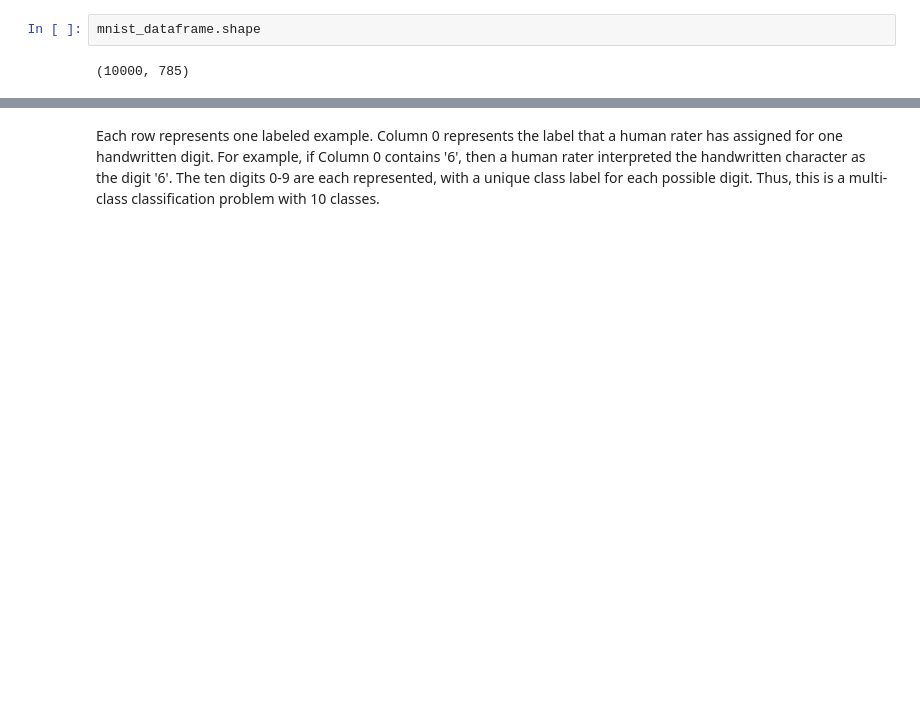
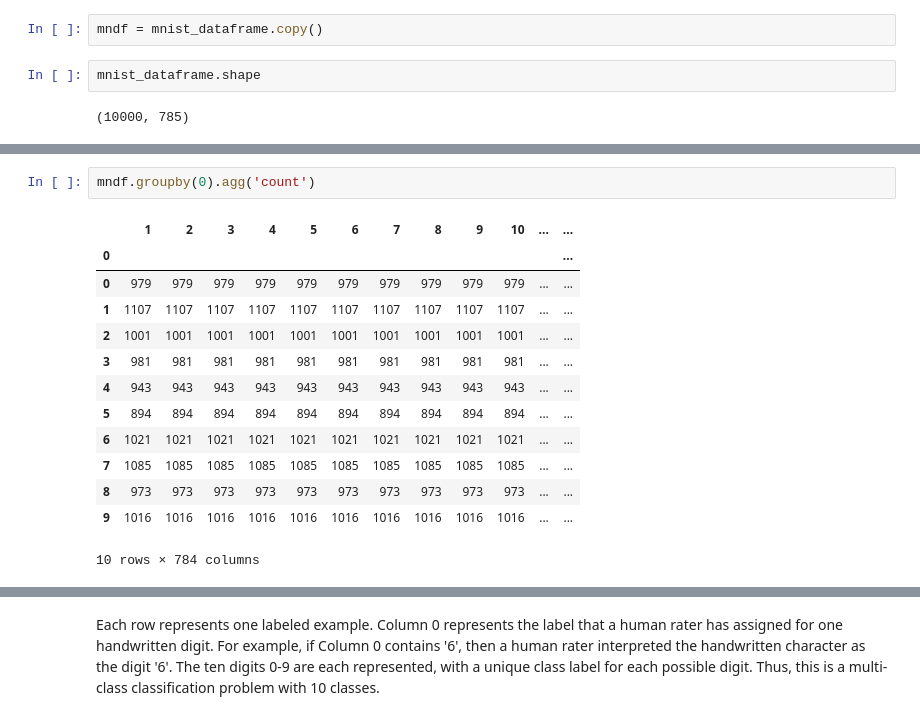
Before and after one commit to tenvol/tsf00, a Jupyter notebook: multi_class_classification_of_handwritten_digits.ipynb, the cells around one changed output, grey strips where cells are left out. Saved outputs shown, nothing was run; the diff lists cells and outputs as text; blank space fills up the shorter version.

```diff
--- a/multi_class_classification_of_handwritten_digits.ipynb
+++ b/multi_class_classification_of_handwritten_digits.ipynb
@@ -71,4 +71,6 @@ mnist_dataframe.head()
 5 rows × 785 columns
+# %%
+mndf = mnist_dataframe.copy()
 # %%
 mnist_dataframe.shape
 # %% [output]
@@ -99,0 +116,16 @@ math.sqrt(784)
+# %%
+mndf.groupby(0).agg('count')
+# %% [output]
+|  | 1 | 2 | 3 | 4 | 5 | 6 | 7 | 8 | 9 | 10 | ... | ... |
+| 0 |  |  |  |  |  |  |  |  |  |  |  | ... |
+| 0 | 979 | 979 | 979 | 979 | 979 | 979 | 979 | 979 | 979 | 979 | ... | ... |
+| 1 | 1107 | 1107 | 1107 | 1107 | 1107 | 1107 | 1107 | 1107 | 1107 | 1107 | ... | ... |
+| 2 | 1001 | 1001 | 1001 | 1001 | 1001 | 1001 | 1001 | 1001 | 1001 | 1001 | ... | ... |
+| 3 | 981 | 981 | 981 | 981 | 981 | 981 | 981 | 981 | 981 | 981 | ... | ... |
+| 4 | 943 | 943 | 943 | 943 | 943 | 943 | 943 | 943 | 943 | 943 | ... | ... |
+| 5 | 894 | 894 | 894 | 894 | 894 | 894 | 894 | 894 | 894 | 894 | ... | ... |
+| 6 | 1021 | 1021 | 1021 | 1021 | 1021 | 1021 | 1021 | 1021 | 1021 | 1021 | ... | ... |
+| 7 | 1085 | 1085 | 1085 | 1085 | 1085 | 1085 | 1085 | 1085 | 1085 | 1085 | ... | ... |
+| 8 | 973 | 973 | 973 | 973 | 973 | 973 | 973 | 973 | 973 | 973 | ... | ... |
+| 9 | 1016 | 1016 | 1016 | 1016 | 1016 | 1016 | 1016 | 1016 | 1016 | 1016 | ... | ... |
+10 rows × 784 columns
```
Also changed, not shown: parts of 22 cells of this notebook.
